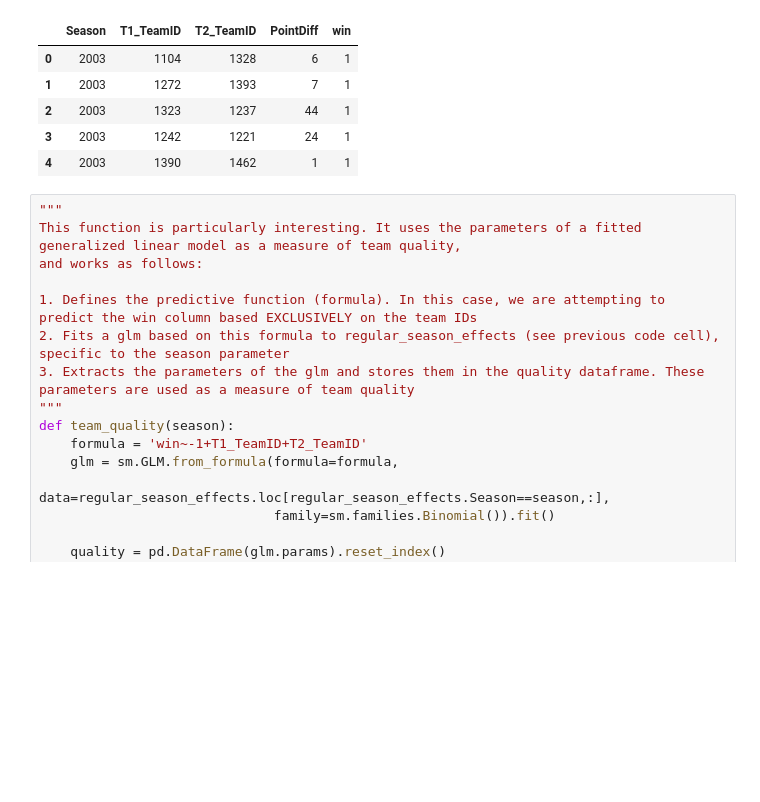
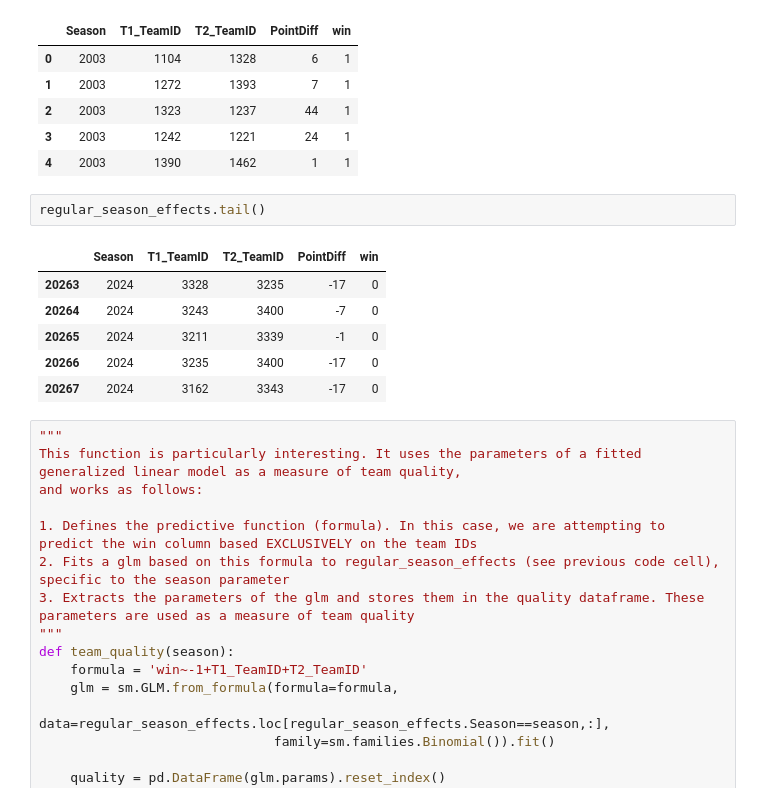
Before and after one commit to brendanlapuma/mmadness-2025, a Jupyter notebook: 2023-winner.ipynb, the cells around one changed output. Cells and saved outputs as stored; diff of their text form; blank space fills up the shorter version.

```diff
--- a/2023-winner.ipynb
+++ b/2023-winner.ipynb
@@ -349,6 +390,15 @@ regular_season_effects.head()
 | 2 | 2003 | 1323 | 1237 | 44 | 1 |
 | 3 | 2003 | 1242 | 1221 | 24 | 1 |
 | 4 | 2003 | 1390 | 1462 | 1 | 1 |
+# %%
+regular_season_effects.tail()
+# %% [output]
+|  | Season | T1_TeamID | T2_TeamID | PointDiff | win |
+| 20263 | 2024 | 3328 | 3235 | -17 | 0 |
+| 20264 | 2024 | 3243 | 3400 | -7 | 0 |
+| 20265 | 2024 | 3211 | 3339 | -1 | 0 |
+| 20266 | 2024 | 3235 | 3400 | -17 | 0 |
+| 20267 | 2024 | 3162 | 3343 | -17 | 0 |
 # %%
 """
 This function is particularly interesting. It uses the parameters of a fitted generalized linear model as a measure of team quality,
```
Also changed, not shown: parts of 6 cells of this notebook.
